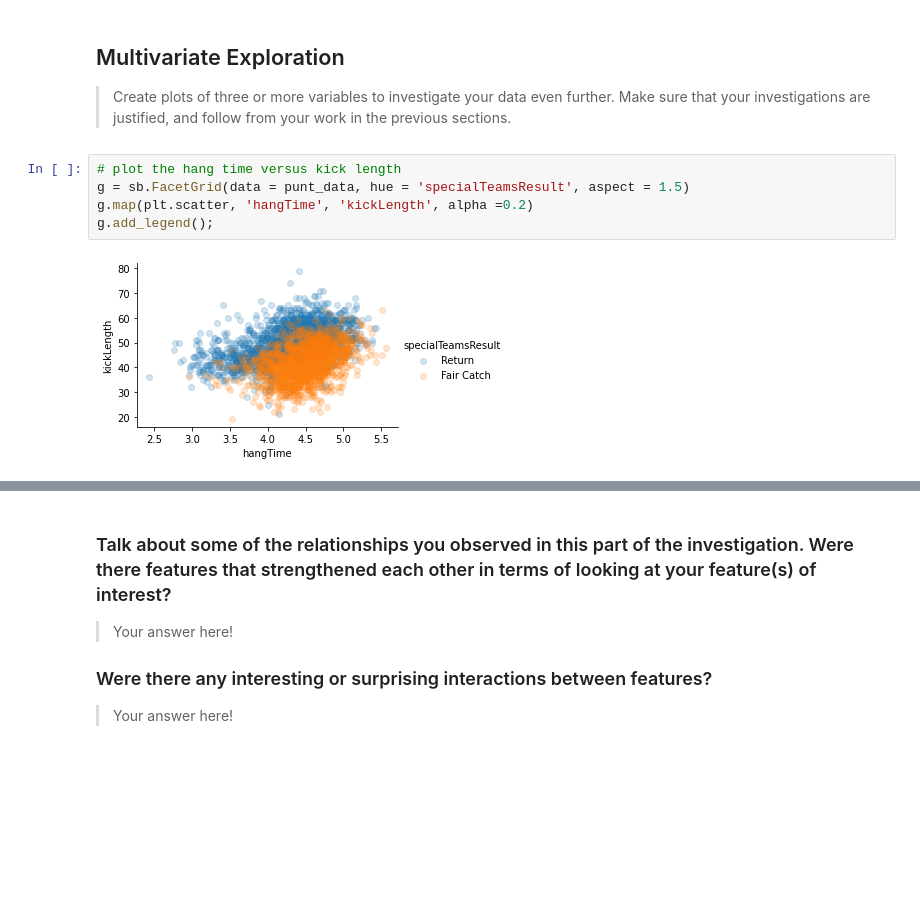
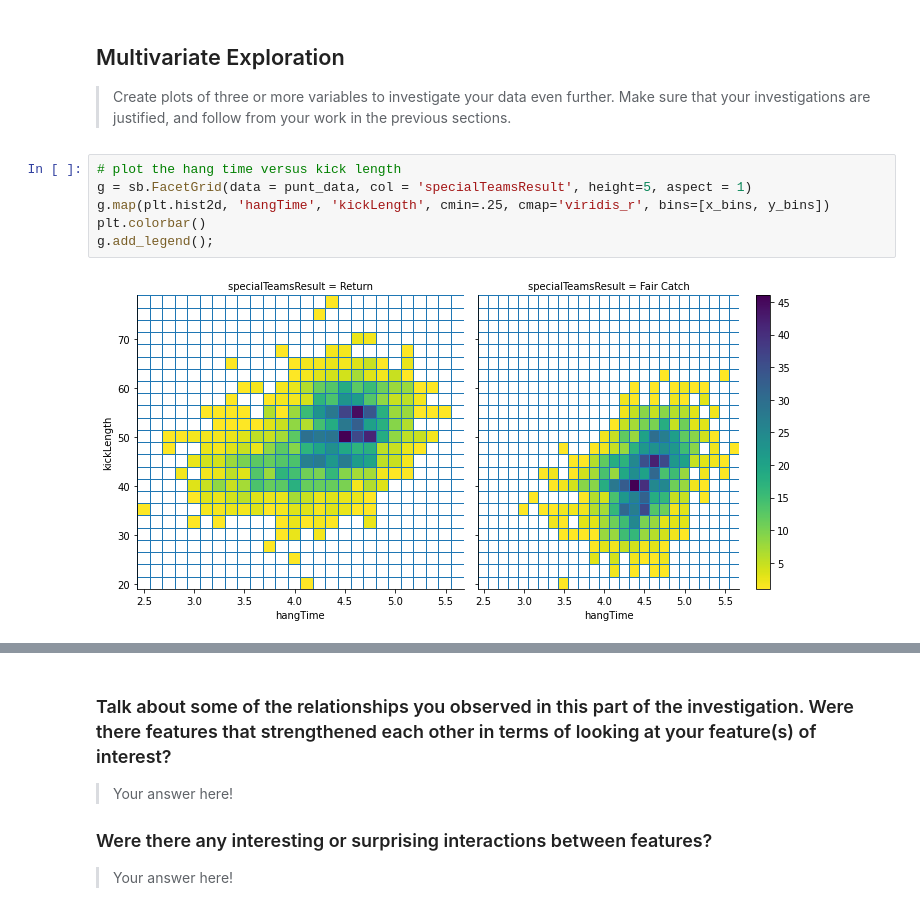
Before and after one commit to dkrejcarek/punt_analysis, a Jupyter notebook: Part_I_exploration_template.ipynb, the cells around one changed output, grey strips where cells are left out. Drawn from its saved outputs; the diff is of its cells as text; blank space fills up the shorter version.

```diff
--- a/Part_I_exploration_template.ipynb
+++ b/Part_I_exploration_template.ipynb
@@ -679,8 +689,9 @@ further. Make sure that your investigations are justified, and follow from
 your work in the previous sections.
 # %%
 # plot the hang time versus kick length
-g = sb.FacetGrid(data = punt_data, hue = 'specialTeamsResult', aspect = 1.5)
-g.map(plt.scatter, 'hangTime', 'kickLength', alpha =0.2)
+g = sb.FacetGrid(data = punt_data, col = 'specialTeamsResult', height=5, aspect = 1)
+g.map(plt.hist2d, 'hangTime', 'kickLength', cmin=.25, cmap='viridis_r', bins=[x_bins, y_bins])
+plt.colorbar()
 g.add_legend();
 # %% [output]
-[figure, old version]
+[figure, new version]
```
Also changed, not shown: parts of 7 cells of this notebook.
